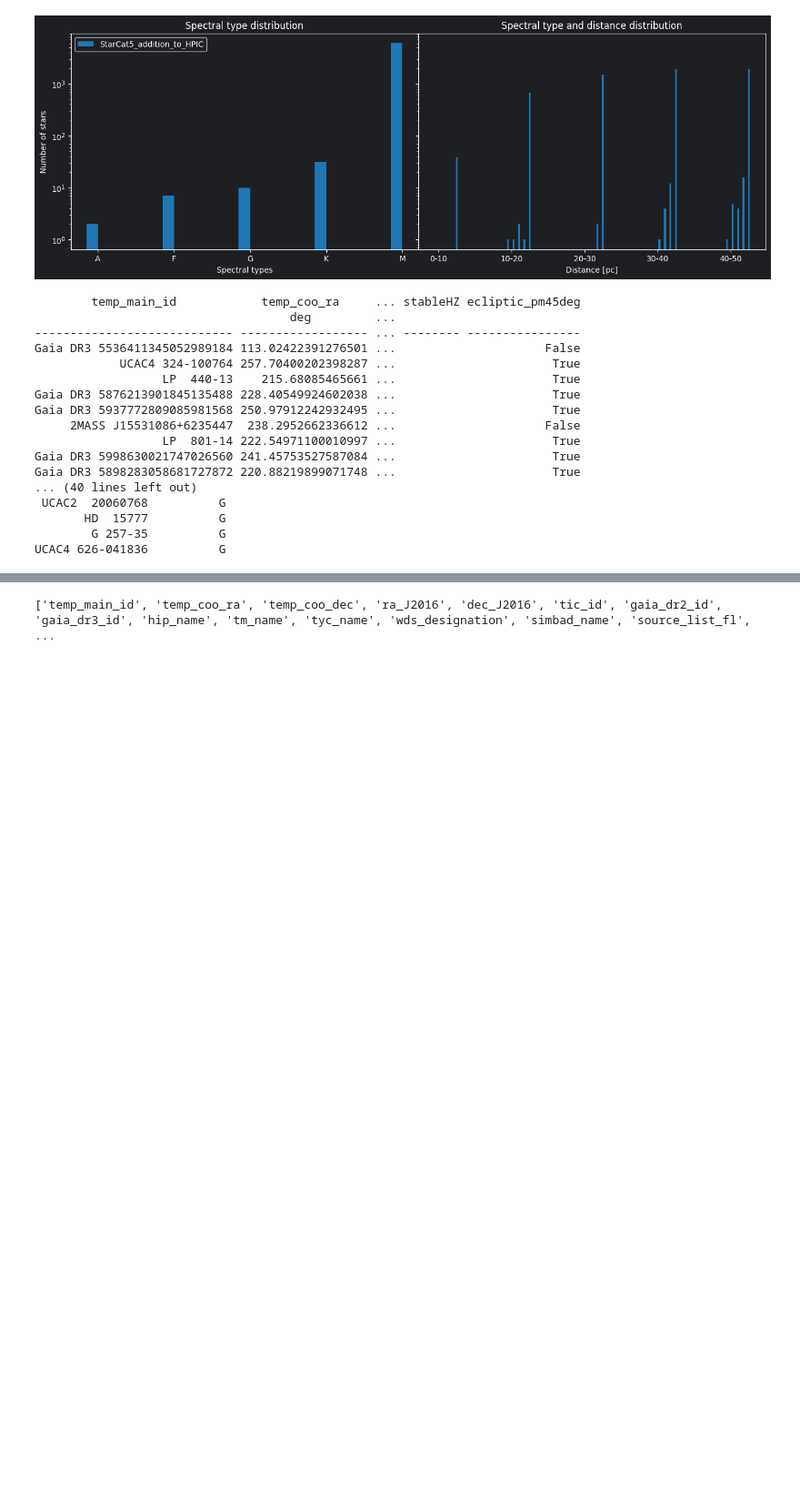
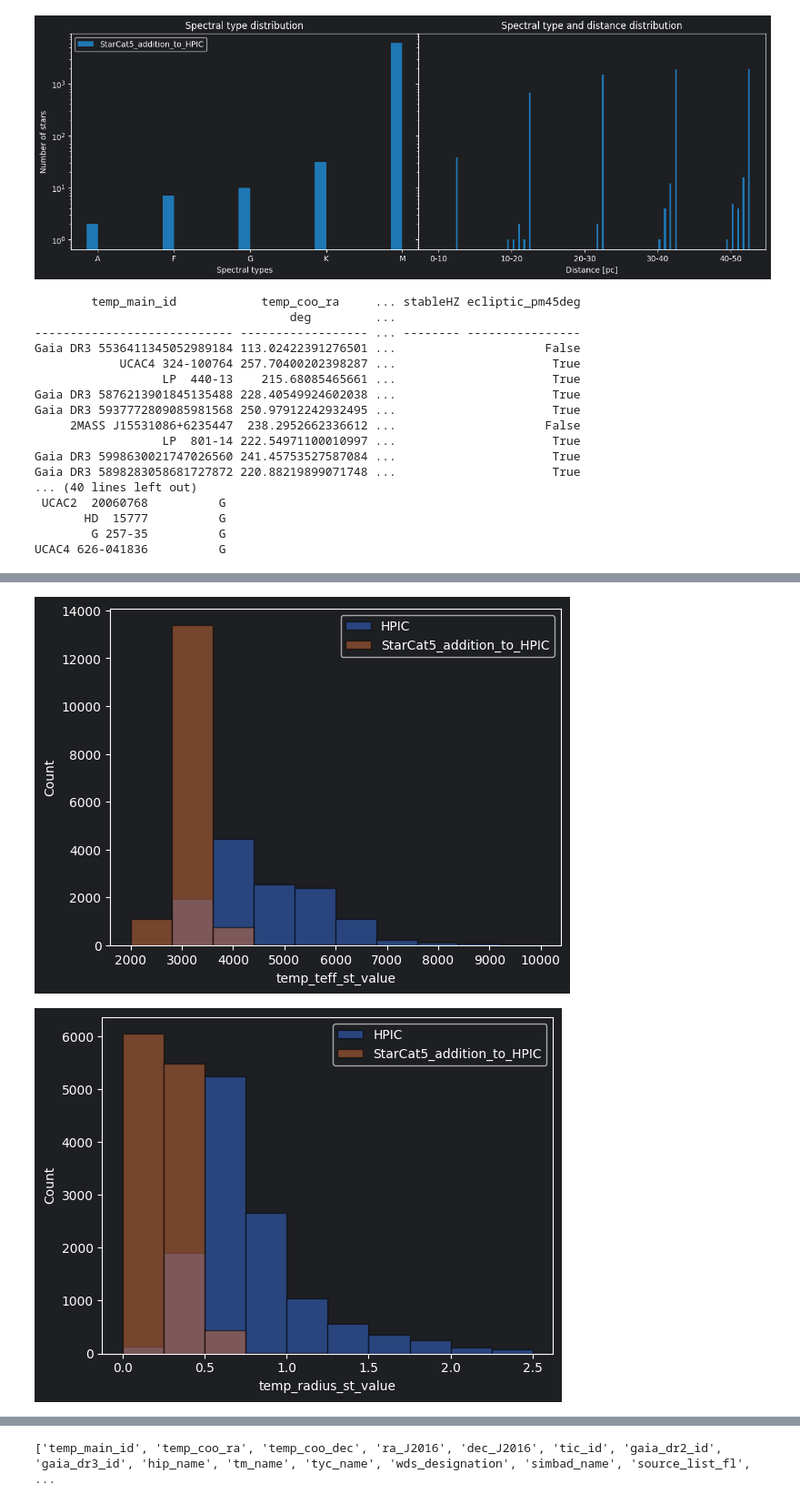
Before and after one commit to fmenti/life_td, a Jupyter notebook: data_generation/life_td_data_generation/catalog/starcat5_merger/NewProject.ipynb, the cells around one changed output, grey strips where cells are left out. Shown at 91% size. Cells and saved outputs as stored; diff of their text form; code cells hidden in the pictures; blank space fills up the shorter version.

```diff
--- a/data_generation/life_td_data_generation/catalog/starcat5_merger/NewProject.ipynb
+++ b/data_generation/life_td_data_generation/catalog/starcat5_merger/NewProject.ipynb
@@ -535,0 +290,15 @@ def spec_dist_plot(pre_merge_hpic):
+# %%
+import matplotlib.pyplot as plt
+from utils.analysis import catalog_versions
+importlib.reload(catalog_versions)
+
+
+
+columns = ["temp_teff_st_value","temp_radius_st_value","temp_mass_st_value"]
+
+for col, m in zip(columns,[[2000,10000], [0,2.5], [0,2]]):
+    catalog_versions.hist_plot(catalogs = [pre_merge_hpic,pre_merge_starcat],col = col,
+               labels = ["HPIC", "StarCat5_addition_to_HPIC"],minmax = m)
+# %% [output]
+[figure, added]
+[figure, added]
```
Also changed, not shown: parts of 37 cells of this notebook, 1 other file.
